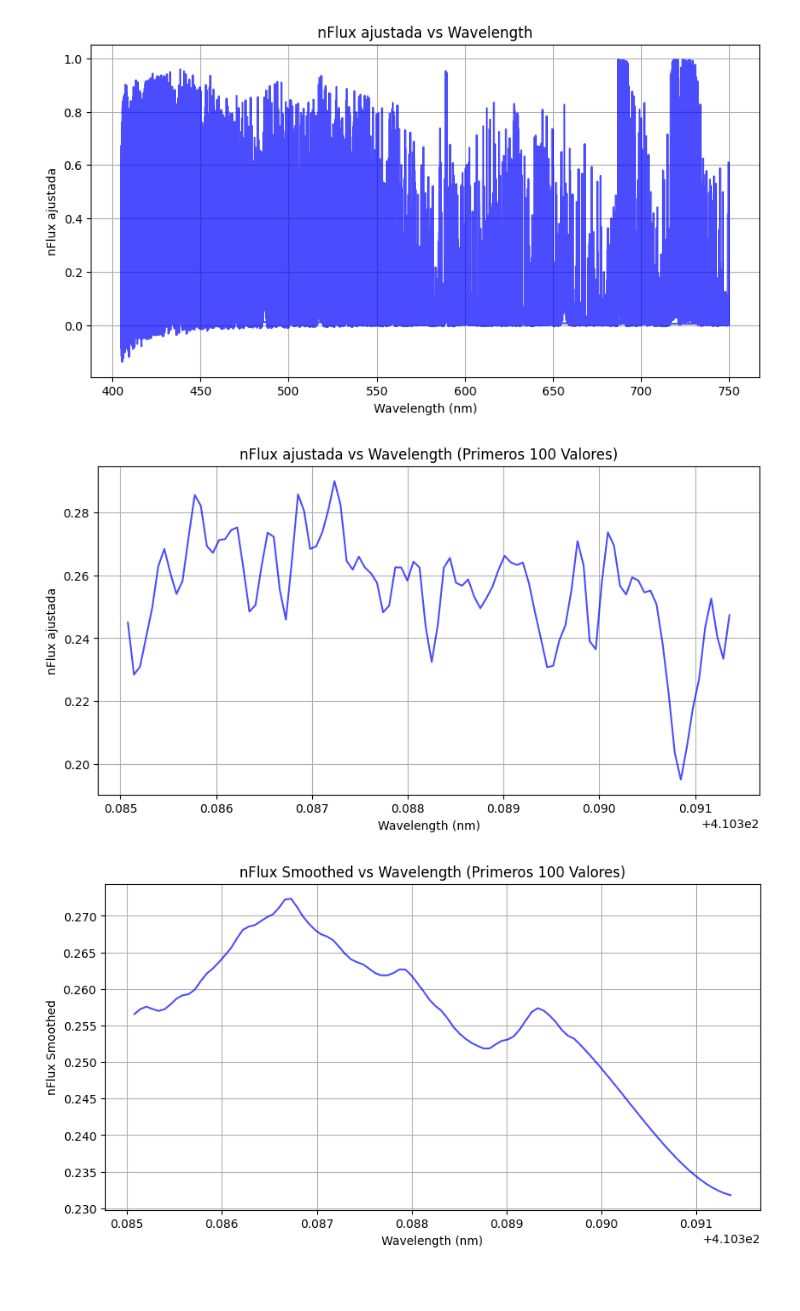
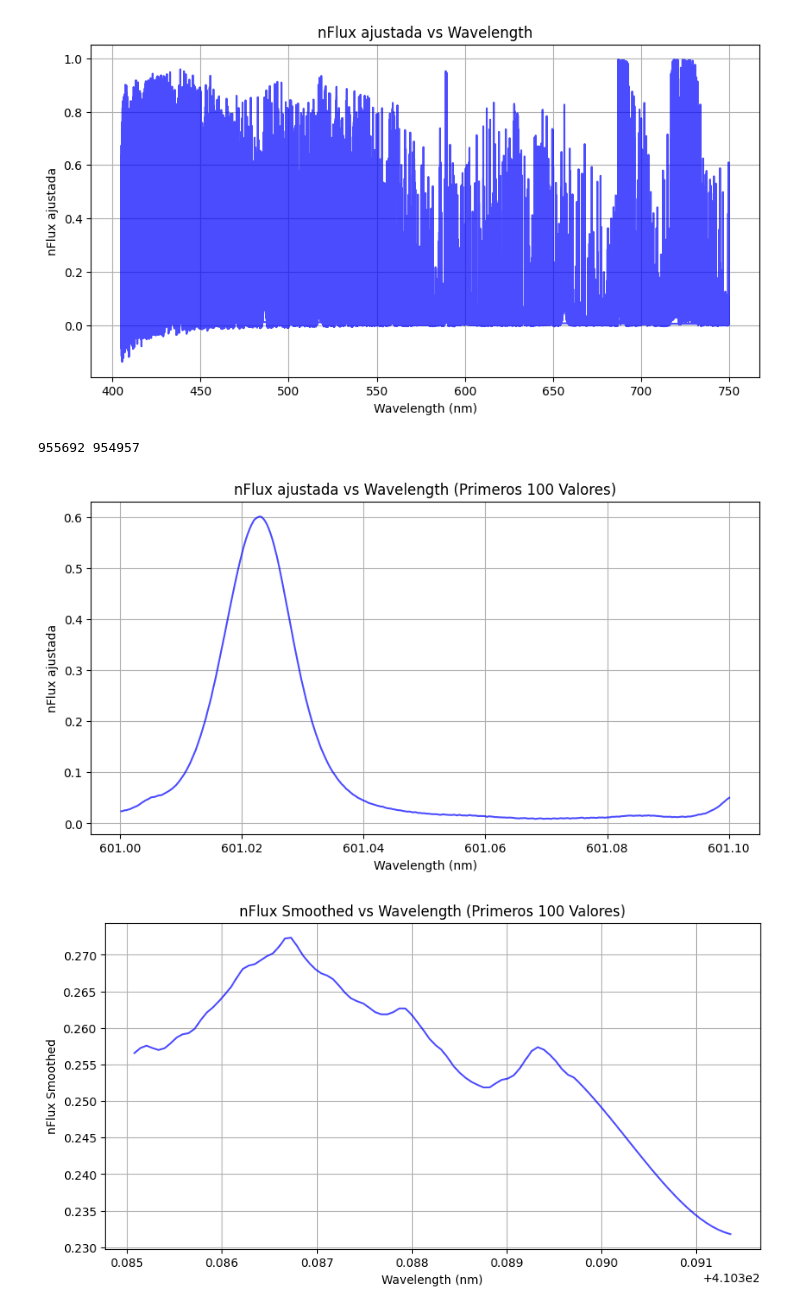
Before and after one commit to EstebanFuentesS/Proyecto-Teorico-202501, a Jupyter notebook: main.ipynb, the cells around one changed output. Cells and saved outputs as stored; diff of their text form; code cells hidden in the pictures; blank space fills up the shorter version.

```diff
--- a/main.ipynb
+++ b/main.ipynb
@@ -110,20 +109,26 @@ plt.grid(True)
 plt.show()
 # %% [output]
 [figure]
+# %%
+abajo = np.abs(df2["Wave"] - 601).argmin()
+arriba = np.abs(df2["Wave"] - 601.1).argmin()
+print(abajo, arriba)
+# %% [output]
+955692 954957
 # %%
 df2["nFlux_ajustada"] = 1 - df2["nFlux"]
 
 plt.figure(figsize=(10, 5))
-plt.plot(df2["Wave"][:100], df2["nFlux_ajustada"][:100], color='blue', alpha=0.7)
+plt.plot(df2["Wave"][arriba:abajo], df2["nFlux_ajustada"][arriba:abajo], color='blue', alpha=0.7)
 
 plt.xlabel("Wavelength (nm)")
 plt.ylabel("nFlux ajustada")
 plt.title("nFlux ajustada vs Wavelength (Primeros 100 Valores)")
 plt.grid(True)
 
 plt.show()
 # %% [output]
-[figure, old version]
+[figure, new version]
 # %%
 df2["flux_smooth"] = s.savgol_filter(df2["nFlux_ajustada"], window_length=51, polyorder=3)
 
```
Also changed, not shown: parts of 4 cells of this notebook.
